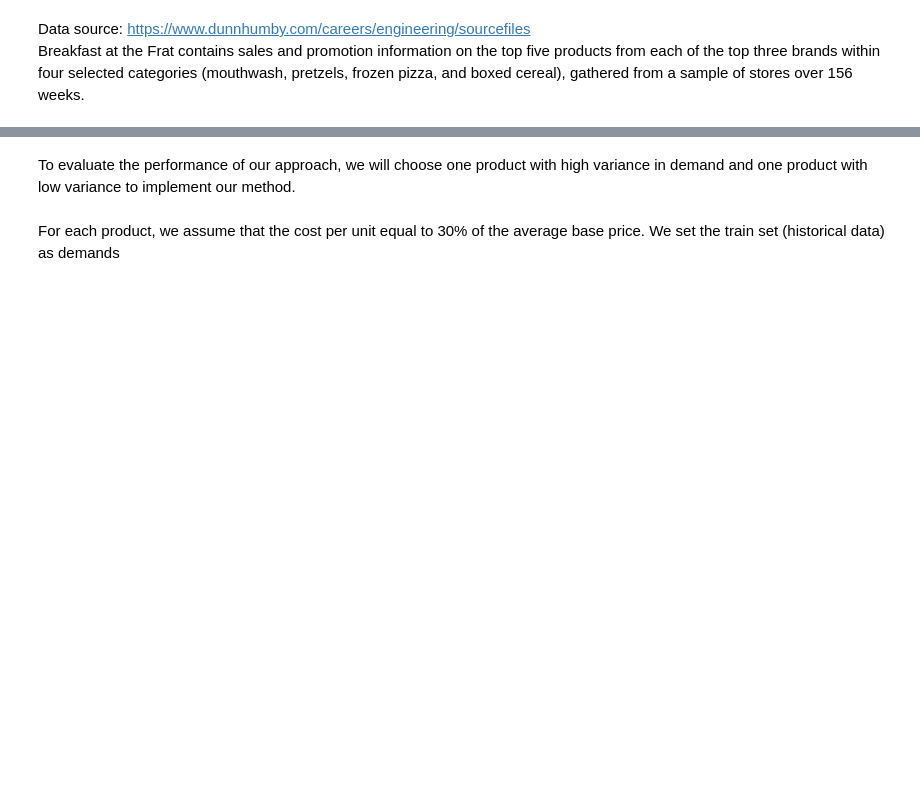
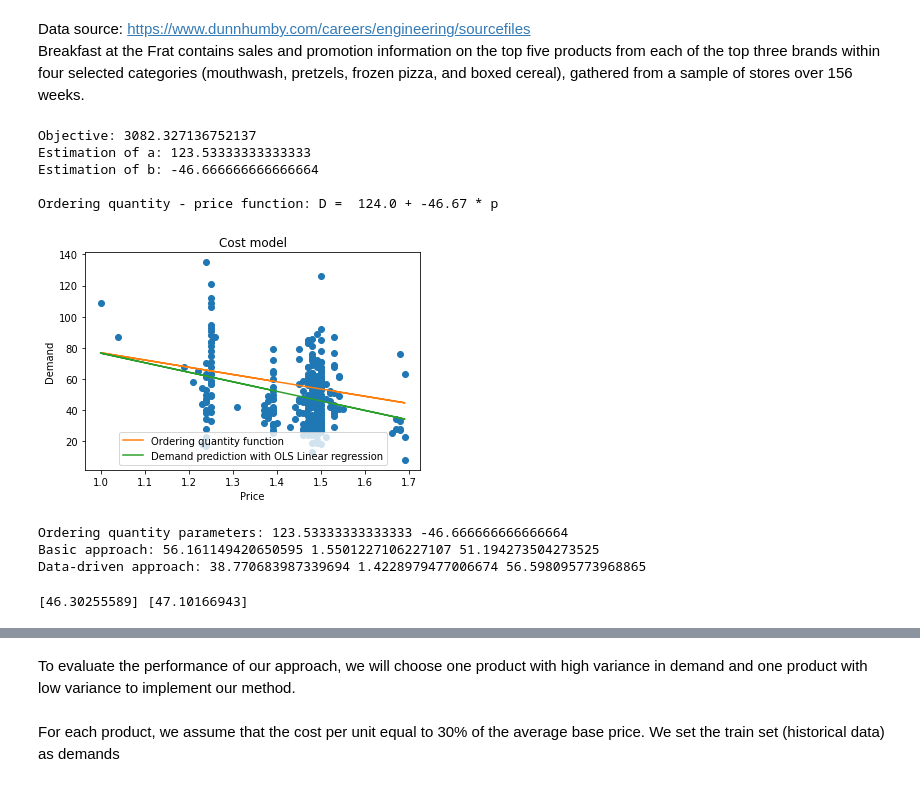
Before and after one commit to hadao211/Computational-Logistics-SS20, a Jupyter notebook: Project/Data-driven Newsvendor with Price-setting.ipynb, the cells around one changed output, grey strips where cells are left out. Drawn from its saved outputs; the diff is of its cells as text; code cells hidden in the pictures; blank space fills up the shorter version.

```diff
--- a/Project/Data-driven Newsvendor with Price-setting.ipynb
+++ b/Project/Data-driven Newsvendor with Price-setting.ipynb
@@ -584,4 +725,4 @@ Breakfast at the Frat contains sales and promotion information on the top five p
 # %%
 data = pd.read_excel('dunnhumby - Breakfast at the Frat.xlsx', sheet_name = 'dh Transaction Data', skiprows = range(1), header = 0)
 # %%
-stores = data.loc[((data['STORE_NUM'] == 15547) | (data['STORE_NUM'] == 21213) | (data['STORE_NUM'] == 26981)), ['WEEK_END_DATE', 'UPC', 'UNITS', 'PRICE', 'BASE_PRICE']]
+test = data.loc[((data['STORE_NUM'] == 15547) | (data['STORE_NUM'] == 21213) | (data['STORE_NUM'] == 26981)), ['WEEK_END_DATE', 'UPC', 'UNITS', 'PRICE', 'BASE_PRICE']]
@@ -589,0 +729,44 @@ stores
+# %%
+train = test.loc[test['WEEK_END_DATE']<'2011-01-01']
+# %%
+D = np.array(train.loc[train['UPC'] == 1111009477, 'UNITS'])
+p = np.array(train.loc[train['UPC'] == 1111009477, 'PRICE'])
+p=p.reshape(-1,1)
+
+n = len(D)
+c = 0.3*np.mean(test.loc[test['UPC'] == 1111009477, 'BASE_PRICE'])
+
+objC, betaC0, betaC1 = costModel(sampleSize = n, procurementCost = c)
+print("Objective:",objC)
+print('Estimation of a:', betaC0)
+print('Estimation of b:', betaC1)
+
+print('\nOrdering quantity - price function: D = ', round(betaC0,0),'+', round(betaC1,2),'* p')
+
+# OLS Linear regression for comparison
+reg = linear_model.LinearRegression().fit(p, D)
+coef2 = reg.coef_
+coef1 = reg.intercept_
+
+#Plot
+plt.plot(p,D,'o')
+plt.plot(p, betaC0 + betaC1*p, label='Ordering quantity function')
+plt.plot(p, coef1 + coef2*p, label = 'Demand prediction with OLS Linear regression')
+plt.legend(loc = 8)
+plt.xlabel('Price')
+plt.ylabel('Demand')
+plt.title('Cost model')
+plt.show()
+# %% [output]
+Objective: 3082.327136752137
+Estimation of a: 123.53333333333333
+Estimation of b: -46.666666666666664
+
+Ordering quantity - price function: D =  124.0 + -46.67 * p
+[figure, added]
+# %%
+optV, optP, optQ, optVDD, optPDD, optQDD = DDNV_main(sampleSize = n, procurementCost = c, estimationModel = 'cost', nonStockOut = None)
+# %% [output]
+Ordering quantity parameters: 123.53333333333333 -46.666666666666664
+Basic approach: 56.161149420650595 1.5501227106227107 51.194273504273525
+Data-driven approach: 38.770683987339694 1.4228979477006674 56.598095773968865
@@ -589,0 +787,4 @@ stores
+# %%
+print(profitD, profitDDD)
+# %% [output]
+[46.30255589] [47.10166943]
```
Also changed, not shown: parts of 26 cells of this notebook.
